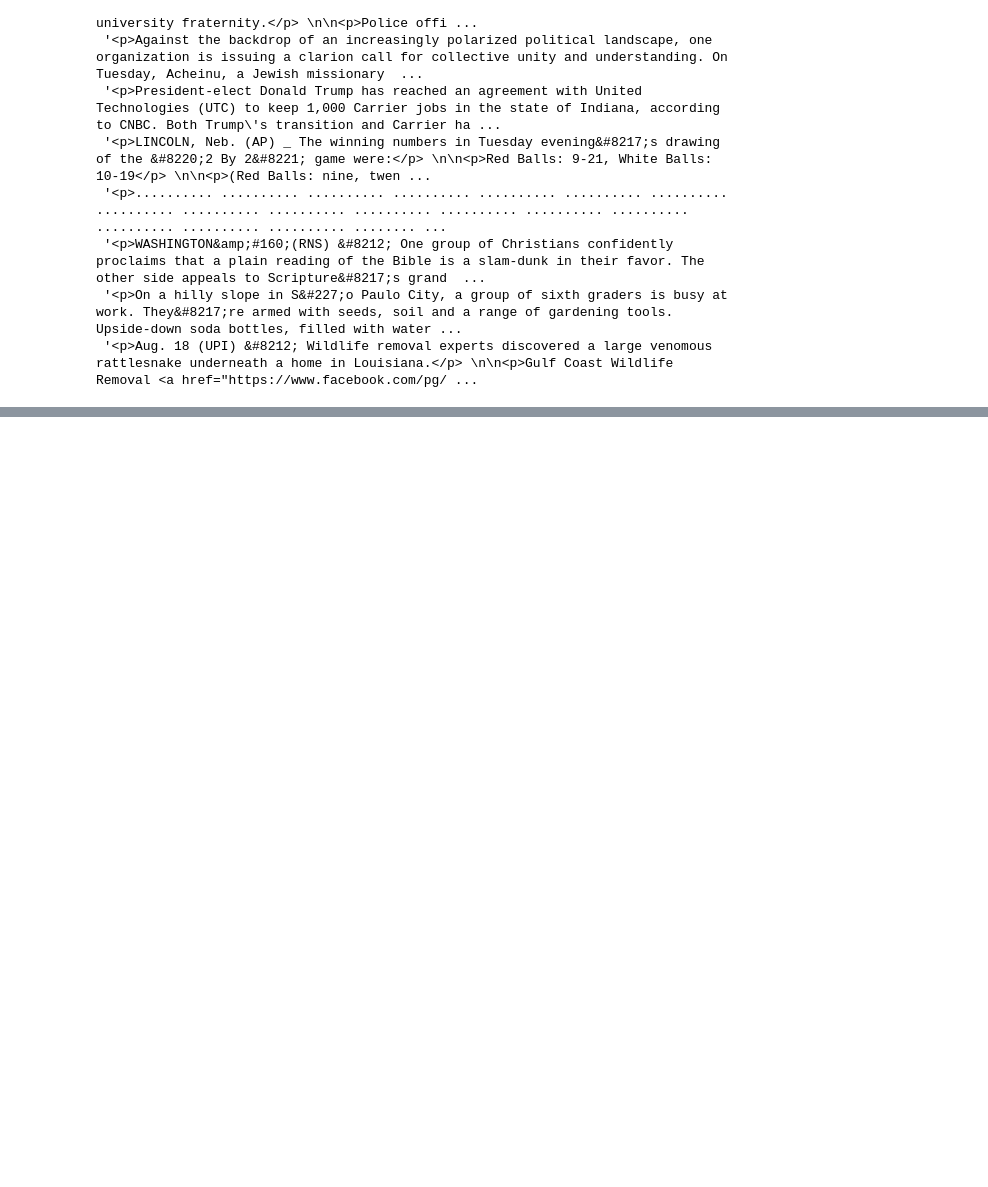
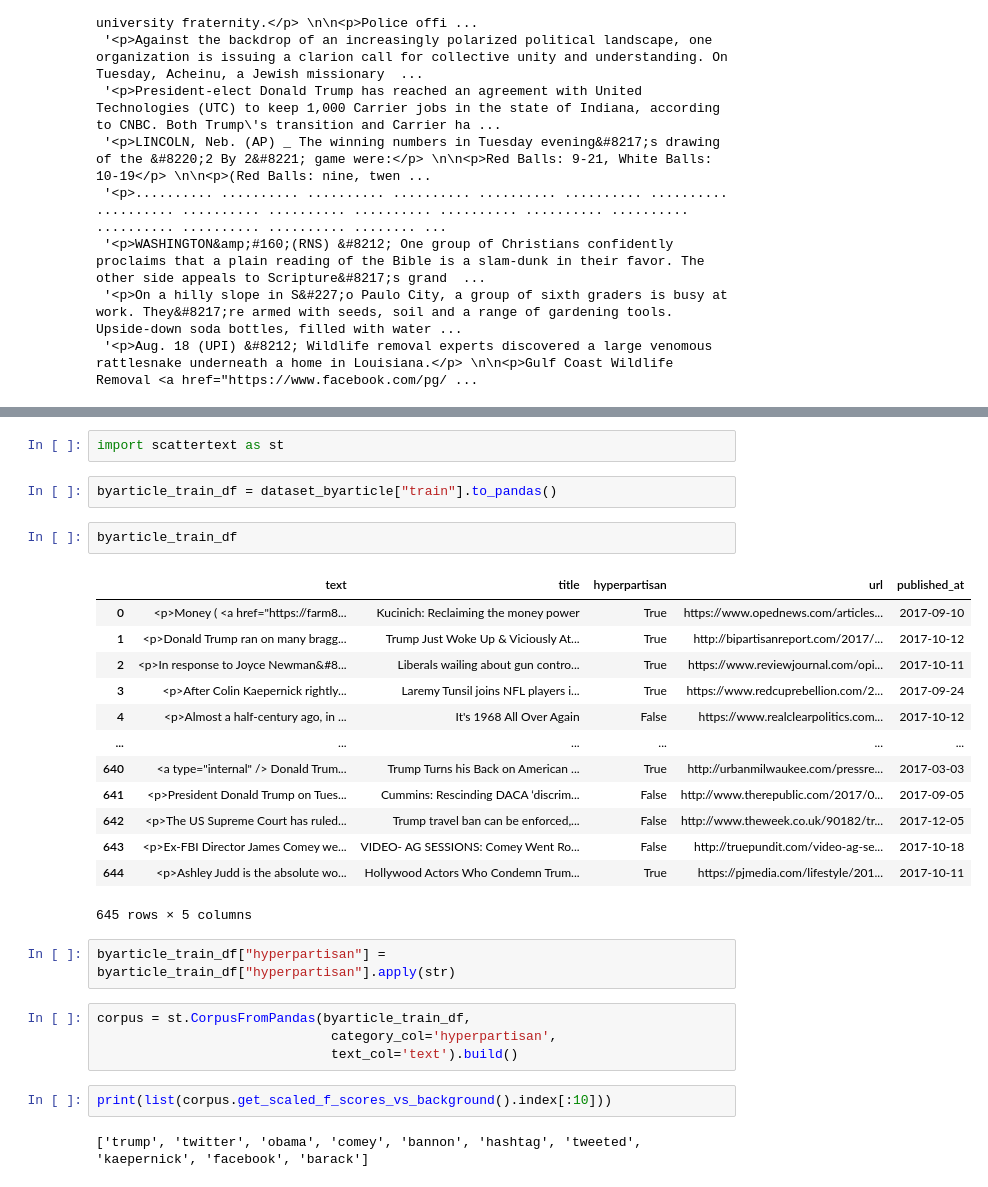
Before and after one commit to juletx/hyperpartisan-news-analysis, a Jupyter notebook: hyperpartisan_news_detection.ipynb, the cells around one changed output, grey strips where cells are left out. Cells and saved outputs as stored; diff of their text form; blank space fills up the shorter version.

Commit message:
add scattertext visualization code

```diff
--- a/hyperpartisan_news_detection.ipynb
+++ b/hyperpartisan_news_detection.ipynb
@@ -101,0 +128,30 @@ dataset_bypublisher["train"]["text"][:10]
+# %%
+import scattertext as st
+# %%
+byarticle_train_df = dataset_byarticle["train"].to_pandas()
+# %%
+byarticle_train_df
+# %% [output]
+|  | text | title | hyperpartisan | url | published_at |
+| 0 | <p>Money ( <a href="https://farm8... | Kucinich: Reclaiming the money power | True | https://www.opednews.com/articles... | 2017-09-10 |
+| 1 | <p>Donald Trump ran on many bragg... | Trump Just Woke Up & Viciously At... | True | http://bipartisanreport.com/2017/... | 2017-10-12 |
+| 2 | <p>In response to Joyce Newman&#8... | Liberals wailing about gun contro... | True | https://www.reviewjournal.com/opi... | 2017-10-11 |
+| 3 | <p>After Colin Kaepernick rightly... | Laremy Tunsil joins NFL players i... | True | https://www.redcuprebellion.com/2... | 2017-09-24 |
+| 4 | <p>Almost a half-century ago, in ... | It's 1968 All Over Again | False | https://www.realclearpolitics.com... | 2017-10-12 |
+| ... | ... | ... | ... | ... | ... |
+| 640 | <a type="internal" /> Donald Trum... | Trump Turns his Back on American ... | True | http://urbanmilwaukee.com/pressre... | 2017-03-03 |
+| 641 | <p>President Donald Trump on Tues... | Cummins: Rescinding DACA ‘discrim... | False | http://www.therepublic.com/2017/0... | 2017-09-05 |
+| 642 | <p>The US Supreme Court has ruled... | Trump travel ban can be enforced,... | False | http://www.theweek.co.uk/90182/tr... | 2017-12-05 |
+| 643 | <p>Ex-FBI Director James Comey we... | VIDEO- AG SESSIONS: Comey Went Ro... | False | http://truepundit.com/video-ag-se... | 2017-10-18 |
+| 644 | <p>Ashley Judd is the absolute wo... | Hollywood Actors Who Condemn Trum... | True | https://pjmedia.com/lifestyle/201... | 2017-10-11 |
+645 rows × 5 columns
+# %%
+byarticle_train_df["hyperpartisan"] = byarticle_train_df["hyperpartisan"].apply(str)
+# %%
+corpus = st.CorpusFromPandas(byarticle_train_df,
+                              category_col='hyperpartisan',
+                              text_col='text').build()
+# %%
+print(list(corpus.get_scaled_f_scores_vs_background().index[:10]))
+# %% [output]
+['trump', 'twitter', 'obama', 'comey', 'bannon', 'hashtag', 'tweeted', 'kaepernick', 'facebook', 'barack']
```
Also changed, not shown: parts of 7 cells of this notebook, 1 other file.
